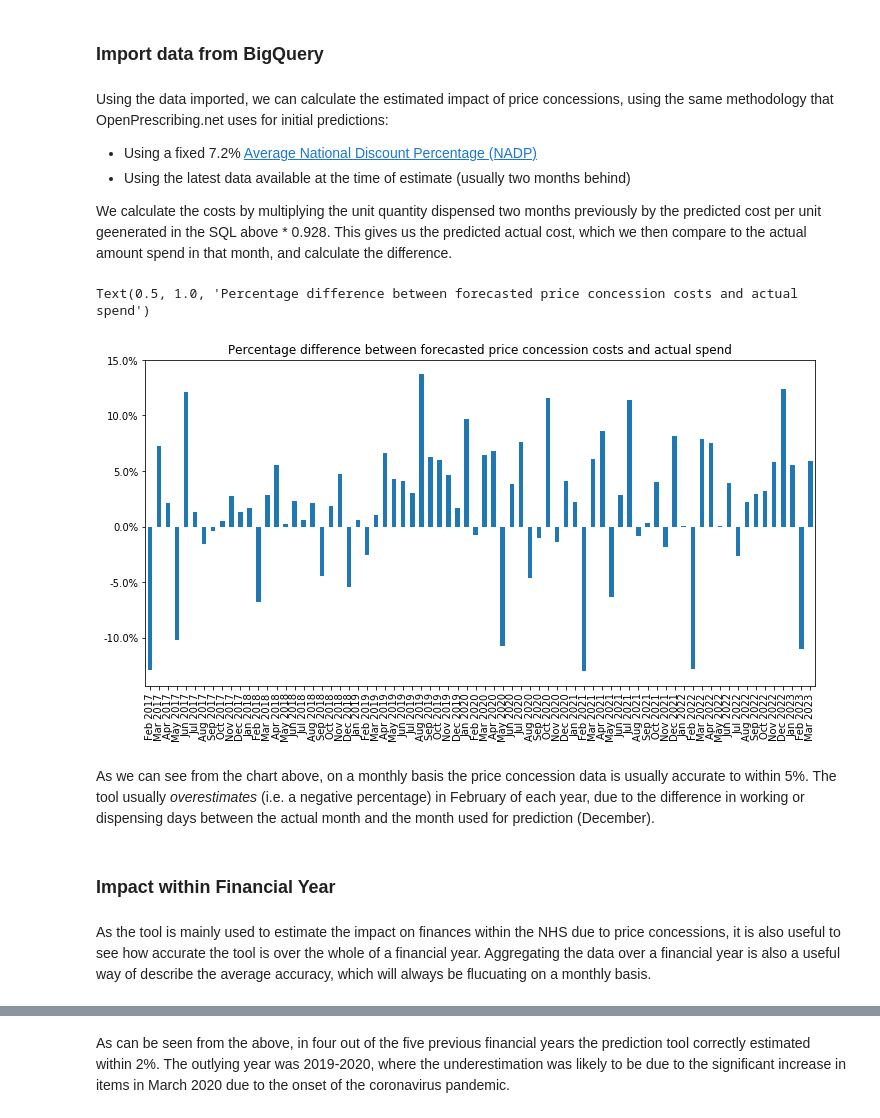
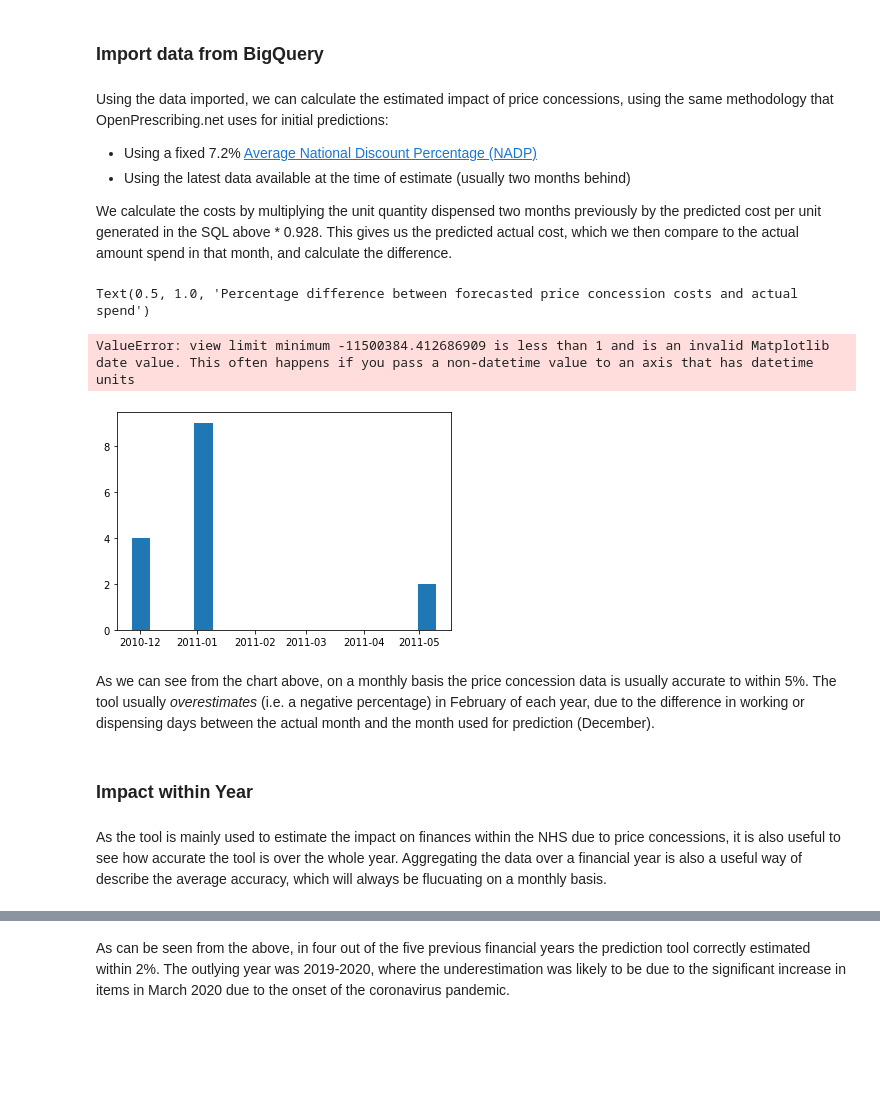
Before and after one commit to ebmdatalab/price-concessions-accuracy-notebook, a Jupyter notebook: notebooks/priceconcessions.ipynb, the cells around one changed output, grey strips where cells are left out. Drawn from its saved outputs; the diff is of its cells as text; code cells hidden in the pictures; blank space fills up the shorter version.

```diff
--- a/notebooks/priceconcessions.ipynb
+++ b/notebooks/priceconcessions.ipynb
@@ -117,7 +112,7 @@ Using the data imported, we can calculate the estimated impact of price concessi
 - Using a fixed 7.2% [Average National Discount Percentage (NADP)](https://digital.nhs.uk/data-and-information/areas-of-interest/prescribing/practice-level-prescribing-in-england-a-summary/practice-level-prescribing-glossary-of-terms#actual-cost)
 - Using the latest data available at the time of estimate (usually two months behind)
 
-We calculate the costs by multiplying the unit quantity dispensed two months previously by the predicted cost per unit geenerated in the SQL above * 0.928.  This gives us the predicted actual cost, which we then compare to the actual amount spend in that month, and calculate the difference.
+We calculate the costs by multiplying the unit quantity dispensed two months previously by the predicted cost per unit generated in the SQL above * 0.928.  This gives us the predicted actual cost, which we then compare to the actual amount spend in that month, and calculate the difference.
 # %%
 #calculate predicted costs for each drug
 ncso_df['predicted_actual_cost'] = ncso_df['quantity_2_months_previously'] * ncso_df['predicted_nic_per_unit'] * 0.928 #calculate predicted actual cost - multiply by 0.928 to get actual cost, using 2 months earlier quantity data as a prediction
@@ -131,16 +130,33 @@ ncso_sum_df.reset_index(inplace=True)
 # %%
 #create chart
-ax = ncso_sum_df.plot.bar(figsize = (12,6), y= ['perc_difference'], legend=None)
-ax.xaxis.set_major_formatter(plt.FixedFormatter(ncso_sum_df['month'].dt.strftime("%b %Y"))) #this formats date as string in desired format for x axis, formats here: https://www.ibm.com/support/knowledgecenter/SS6V3G_5.3.1/com.ibm.help.gswapplintug.doc/GSW_strdate.html
+ax = ncso_sum_df.plot.bar(figsize = (12,6))
+ncso_sum_df['month'] = pd.to_datetime(ncso_sum_df['month'])
+ax.bar(ncso_sum_df['month'], ncso_sum_df['perc_difference'])
+ax.xaxis_date()
+ax.xaxis.set_major_formatter(mdates.DateFormatter('%Y-%m'))
+#ax.xaxis.set_major_formatter(plt.FixedFormatter(ncso_sum_df['month'].dt.strftime("%b %Y"))) #this formats date as string in desired format for x axis, formats here: https://www.ibm.com/support/knowledgecenter/SS6V3G_5.3.1/com.ibm.help.gswapplintug.doc/GSW_strdate.html
 ax.yaxis.set_major_formatter(ticker.PercentFormatter(1, decimals=None)) ##sets y axis labels as percent (and formats correctly i.e. x100)
 ax.set_title('Percentage difference between forecasted price concession costs and actual spend')
 # %% [output]
 Text(0.5, 1.0, 'Percentage difference between forecasted price concession costs and actual spend')
-[figure, removed]
+ValueError: view limit minimum -11500384.412686909 is less than 1 and is an invalid Matplotlib date value. This often happens if you pass a non-datetime value to an axis that has datetime units
+# %%
+x = [datetime.datetime(2010, 12, 1, 10, 0),
+    datetime.datetime(2011, 1, 4, 9, 0),
+    datetime.datetime(2011, 5, 5, 9, 0)]
+y = [4, 9, 2]
+
+ax = plt.subplot(111)
+ax.bar(x, y, width=10)
+ax.xaxis_date()
+
+plt.show()
+# %% [output]
+[figure, added]
 # %% [markdown]
 As we can see from the chart above, on a monthly basis the price concession data is usually accurate to within 5%.  The tool usually *overestimates* (i.e. a negative percentage) in February of each year, due to the difference in working or dispensing days between the actual month and the month used for prediction (December).
 # %% [markdown]
-### Impact within Financial Year
+### Impact within Year
 # %% [markdown]
-As the tool is mainly used to estimate the impact on finances within the NHS due to price concessions, it is also useful to see how accurate the tool is over the whole of a financial year.  Aggregating the data over a financial year is also a useful way of describe the average accuracy, which will always be flucuating on a monthly basis.
+As the tool is mainly used to estimate the impact on finances within the NHS due to price concessions, it is also useful to see how accurate the tool is over the whole year.  Aggregating the data over a financial year is also a useful way of describe the average accuracy, which will always be flucuating on a monthly basis.
 # %%
```
Also changed, not shown: parts of 17 cells of this notebook, 4 other files.
